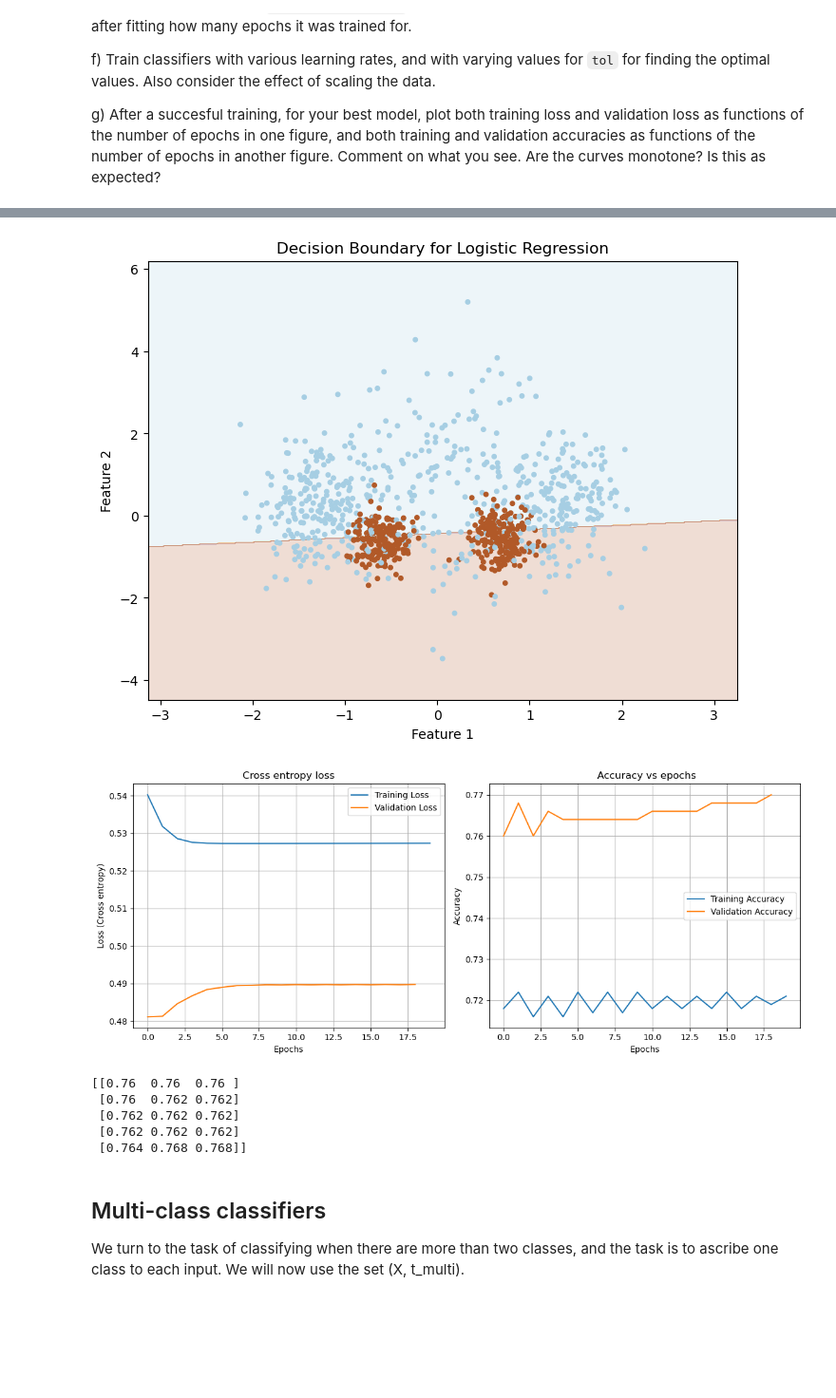
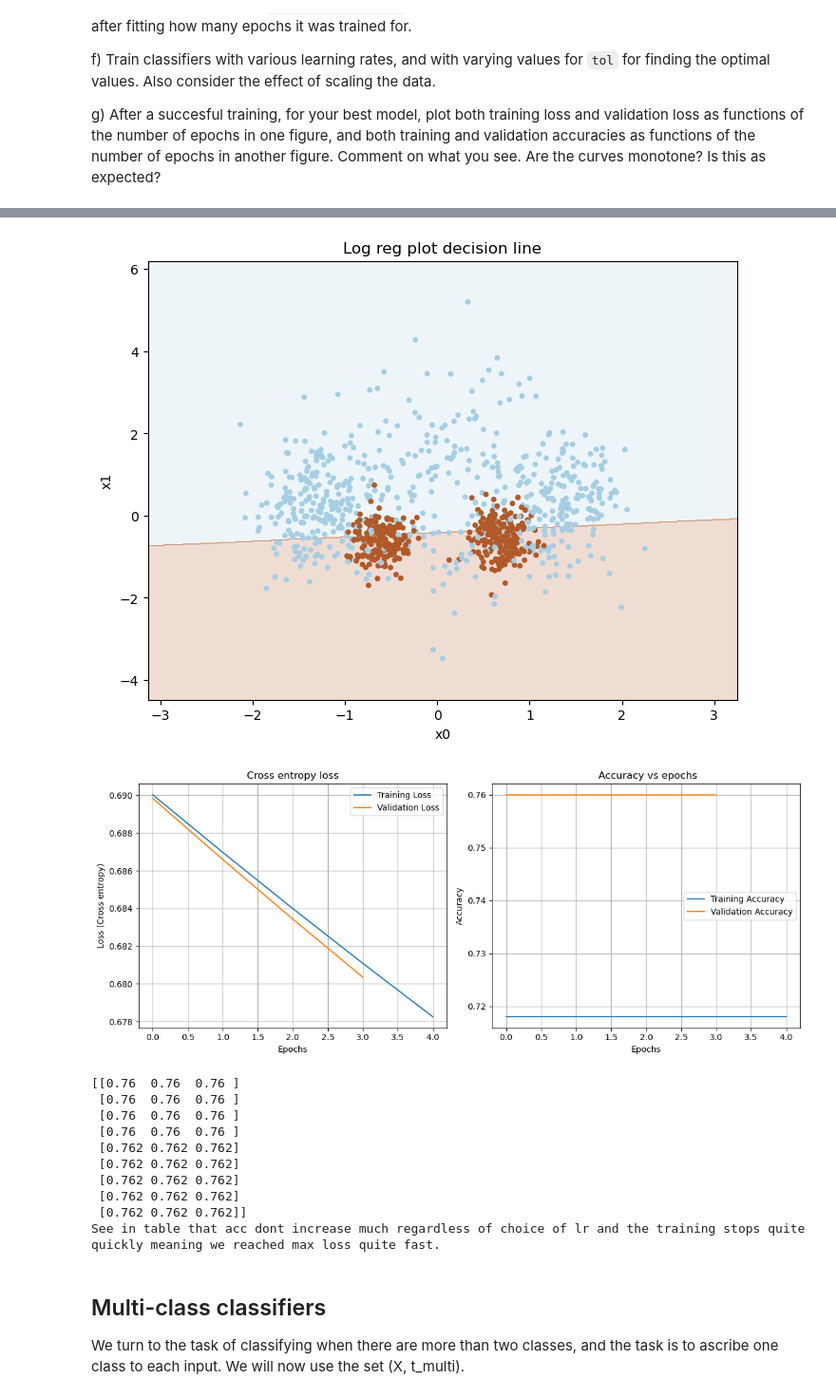
Before and after one commit to EliasTRuud/IN4050, a Jupyter notebook: Obligs/Assignment2/in4050_2024_assignment2.ipynb, the cells around one changed output, grey strips where cells are left out. Shown at 95% size. Saved outputs shown, nothing was run; the diff lists cells and outputs as text; code cells hidden in the pictures; blank space fills up the shorter version.

```diff
--- a/Obligs/Assignment2/in4050_2024_assignment2.ipynb
+++ b/Obligs/Assignment2/in4050_2024_assignment2.ipynb
@@ -493,7 +479,8 @@ class NumpyLogReg(NumpyClassifier):
 X_train, X_val , X_test = scaler(X_train, X_val, X_test) #scale
 
 # Tuning - try various hyperparameters: learning rate and epochs
-lrs = np.logspace(-3, 1, 5)
+#lrs = np.logspace(-3, 1, 5)
+lrs = np.arange(0.01, 0.1, 0.01)
 epochs_range = np.logspace(1, 2, 3).astype(int)
 
 cl = NumpyLogReg(bias=-1)  # Initialize classifier with bias
@@ -514,18 +501,16 @@ for i, lr in enumerate(lrs):
             best_epoch = epoch
 
 print(f"Best accuracy on the validation set: {best_acc:.4f} for epoch: {best_epoch} and lr: {best_lr:.4e}")
+print(f"Doesent seem to get that much better when training, but we do get bette peformeance in general for diverse number of paramters. Even if best model dont improve much.")
 
 # run with best hyperparameters
 best_cl = NumpyLogReg(bias=-1)
 best_cl.fit(X_train, t2_train, X_val=X_val, t_val=t2_val, eta=best_lr, epochs=best_epoch)
 #best_cl.fit(X_train, t2_train, X_val=X_val, t_val=t2_val, eta=1, epochs=100)
 
-
 # Plot
 plot_decision_regions(X_train, t2_train, best_cl)
-plt.title("Decision Boundary for Logistic Regression")
-plt.xlabel("Feature 1")
-plt.ylabel("Feature 2")
+plt.title("Log reg plot decision line")
 plt.show()
 
 plt.figure(figsize=(12, 5))
@@ -551,6 +536,7 @@ plt.show()
 
 #Table
 print(acc_tab)
+print("See in table that acc dont increase much regardless of choice of lr and the training stops quite quickly meaning we reached max loss quite fast.")
 
 #print(best_cl.losses)
 # %% [output]
@@ -558,10 +545,15 @@ Best accuracy on the validation set: 0.7680 for epoch: 31 and lr: 1.0000e+01
-[figure, old version]
+[figure, new version]
-[figure, old version]
+[figure, new version]
 [[0.76  0.76  0.76 ]
- [0.76  0.762 0.762]
+ [0.76  0.76  0.76 ]
+ [0.76  0.76  0.76 ]
+ [0.76  0.76  0.76 ]
  [0.762 0.762 0.762]
  [0.762 0.762 0.762]
- [0.764 0.768 0.768]]
+ [0.762 0.762 0.762]
+ [0.762 0.762 0.762]
+ [0.762 0.762 0.762]]
+See in table that acc dont increase much regardless of choice of lr and the training stops quite quickly meaning we reached max loss quite fast.
 # %% [markdown]
 ## Multi-class classifiers
 We turn to the task of classifying when there are more than two classes, and the task is to ascribe one class to each input. We will now use the set (X, t_multi).
```
Also changed, not shown: parts of 11 cells of this notebook, 2 other files.
